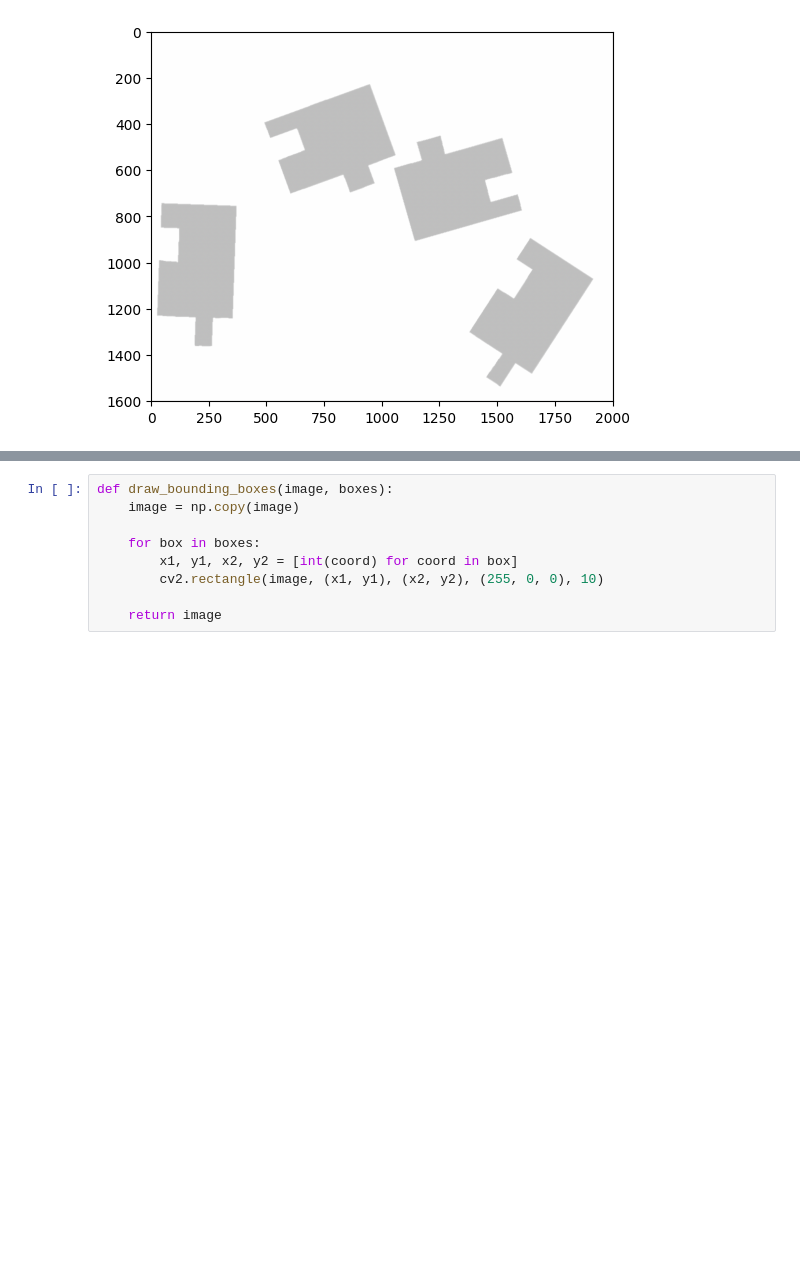
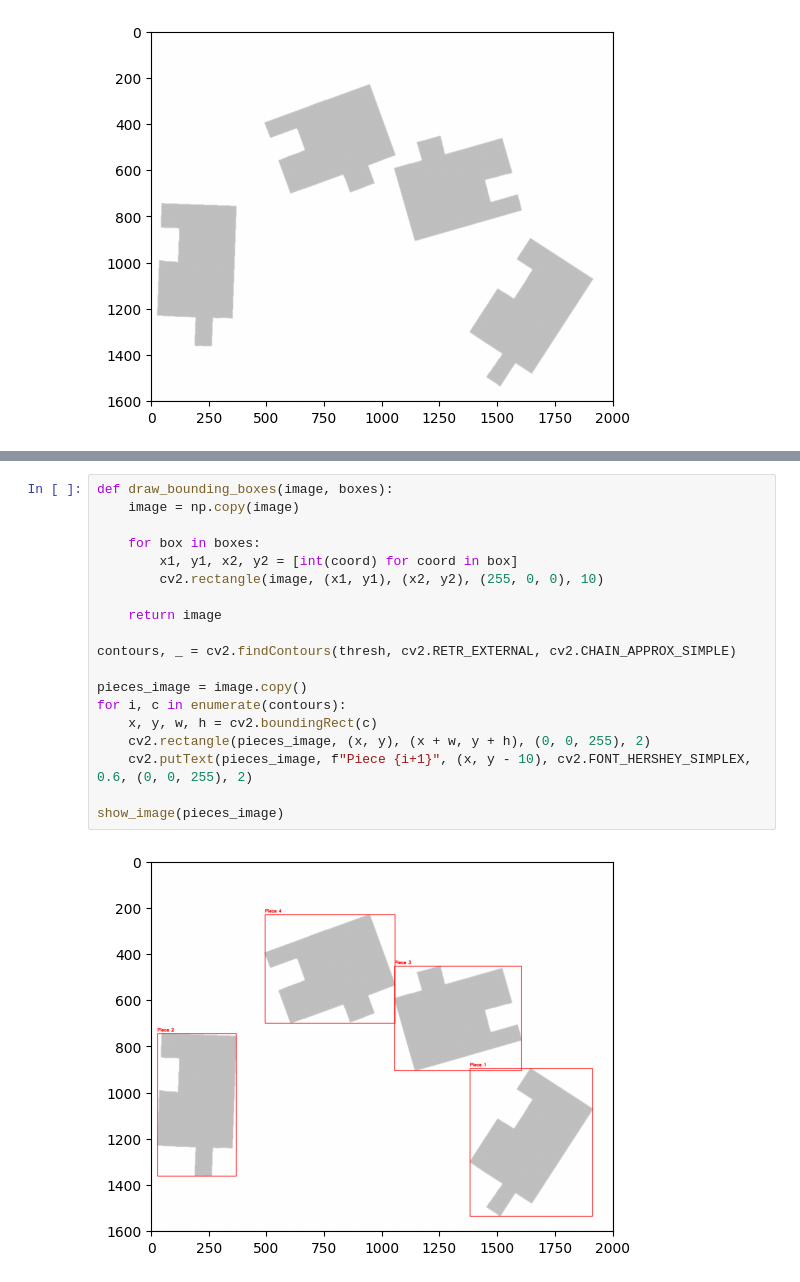
Before and after one commit to Mcapozzolo/PuzzleSimulator, a Jupyter notebook: image_processing/poc_opencv_01.ipynb, the cells around one changed output, grey strips where cells are left out. Saved outputs shown, nothing was run; the diff lists cells and outputs as text; blank space fills up the shorter version.

```diff
--- a/image_processing/poc_opencv_01.ipynb
+++ b/image_processing/poc_opencv_01.ipynb
@@ -27,9 +23,21 @@ show_image(canny_image)
 # %%
 def draw_bounding_boxes(image, boxes):
     image = np.copy(image)
 
     for box in boxes:
         x1, y1, x2, y2 = [int(coord) for coord in box]
         cv2.rectangle(image, (x1, y1), (x2, y2), (255, 0, 0), 10)
 
     return image
+
+contours, _ = cv2.findContours(thresh, cv2.RETR_EXTERNAL, cv2.CHAIN_APPROX_SIMPLE)
+
+pieces_image = image.copy()
+for i, c in enumerate(contours):
+    x, y, w, h = cv2.boundingRect(c)
+    cv2.rectangle(pieces_image, (x, y), (x + w, y + h), (0, 0, 255), 2)
+    cv2.putText(pieces_image, f"Piece {i+1}", (x, y - 10), cv2.FONT_HERSHEY_SIMPLEX, 0.6, (0, 0, 255), 2)
+
+show_image(pieces_image)
+# %% [output]
+[figure, added]
```
Also changed, not shown: parts of 4 cells of this notebook.
